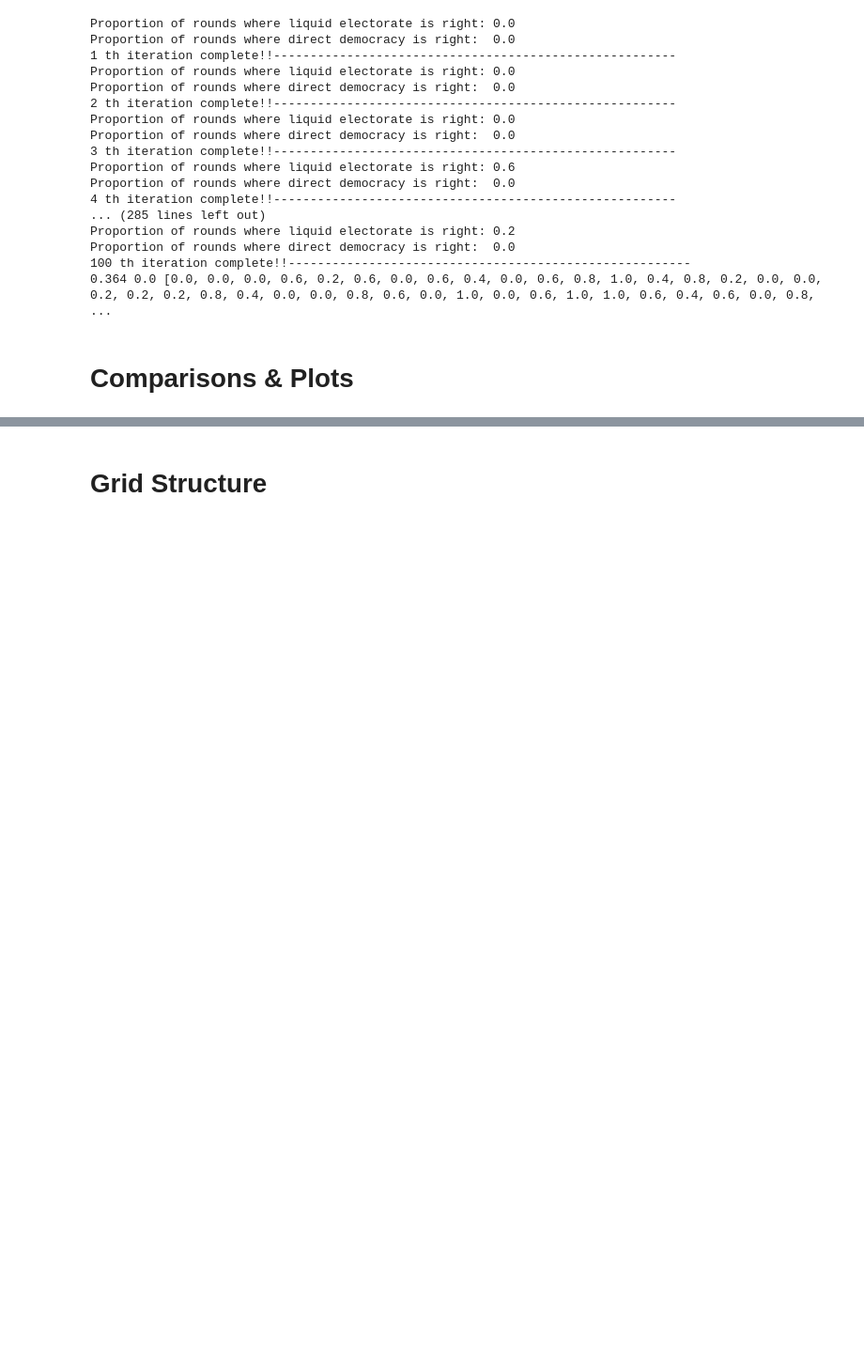
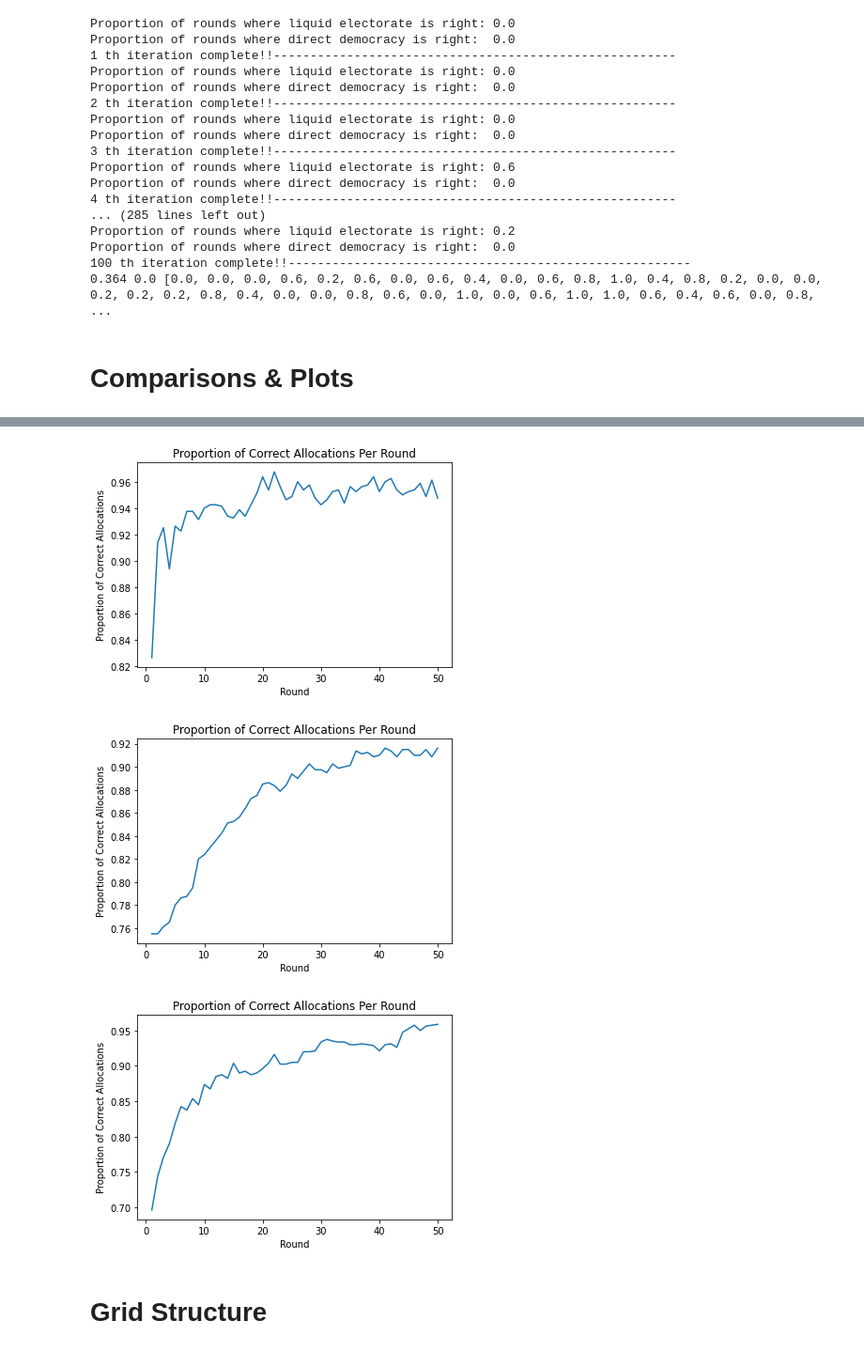
Before and after one commit to romil797/CS238, a Jupyter notebook: liquidmodel.ipynb, the cells around one changed output, grey strips where cells are left out. Shown at 94% size. Drawn from its saved outputs; the diff is of its cells as text; code cells hidden in the pictures; blank space fills up the shorter version.

```diff
--- a/liquidmodel.ipynb
+++ b/liquidmodel.ipynb
@@ -1001,7 +1001,7 @@ def avg_allocation_performance(truecompetencies, neighborpairs, pubcompetencies=
 
     return simulate_avg(simulate_liquid_compare, {"truecompetencies": truecompetencies, "neighborpairs": neighborpairs,
                                                   "pubcompetencies": pubcompetencies,
-                                                  "rounds": rounds, "mechanism": mechanism, "mode": "allocation"})
+                                                  "rounds": rounds, "mechanism": mechanism, "mode": "allocation"}, iter)
 # %%
 def avg_vote_performance(truecompetencies, neighborpairs, pubcompetencies=None, rounds=100, iter=10):
     standard_performance = simulate_avg(simulate_liquid_compare, {"truecompetencies": truecompetencies, "neighborpairs": neighborpairs,
@@ -1022,17 +1022,21 @@ def simulate_avg(func, pm, iter):
 
     return np.mean(np.array(lst), axis=0)
 # %%
-def run_zipf_graphs(func, pm, iter, repeat=3):
+def run_zipf_graphs(func, pm, n, iter, correlation_parameter, repeat=3):
     lst = []
     for i in range(iter):
         pm["truecompetencies"], pm["neighborpairs"] = generate_zipfgraph(n, repeat=repeat)
+        if correlation_parameter == "anticorrelated":
+            pm["truecompetencies"] = [1-c for c in pm["truecompetencies"]]
+        elif correlation_parameter == "uncorrelated":
+            pm["truecompetencies"] = [np.random.uniform() for c in range(len(pm["truecompetencies"]))]
         lst.append(simulate_avg(func, pm, iter))
 
     return np.mean(np.array(lst), axis=0)
 # %%
 # Generate plot for Zipf graphs with n vertices
 
-def plot_allocation_performance_zipfgraphs(n, repeat=3, tests=100, rounds=50):
+def plot_allocation_performance_zipfgraphs(n, correlation_parameter, repeat=3, tests=100, rounds=50):
 
 #     allocation_performances = []
 
@@ -1044,7 +1048,9 @@ def plot_allocation_performance_zipfgraphs(n, repeat=3, tests=100, rounds=50):
 #     allocation_performances = np.mean(np.array(allocation_performances), axis=0)
 
 #     zipf_truecomps, zipf_nbpairs = generate_zipfgraph(n, repeat=repeat)
-    allocation_performances = run_zipf_graphs(avg_allocation_performance, {"iter":2, "rounds": rounds}, 2)
+    allocation_performances = run_zipf_graphs(avg_allocation_performance, {"iter":2, "rounds": rounds}, n, 2,
+                                              correlation_parameter
+                                              )
 
     plt.figure()
     plt.plot(range(1, rounds + 1), allocation_performances)
@@ -1095,3 +1112,11 @@ plot_allocation_performance_zipfgraphs(100, tests=2)
+# %%
+plot_allocation_performance_zipfgraphs(100, "correlated", tests=2)
+plot_allocation_performance_zipfgraphs(100, "anticorrelated", tests=2)
+plot_allocation_performance_zipfgraphs(100, "uncorrelated", tests=2)
+# %% [output]
+[figure, added]
+[figure, added]
+[figure, added]
 # %% [markdown]
 # Grid Structure
 # %%
```
Also changed, not shown: parts of 6 cells of this notebook.
